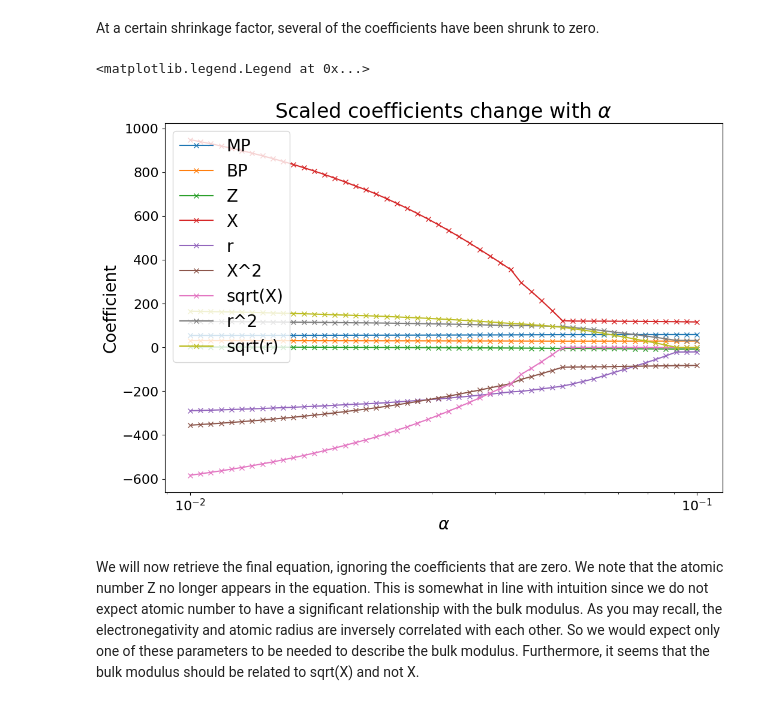
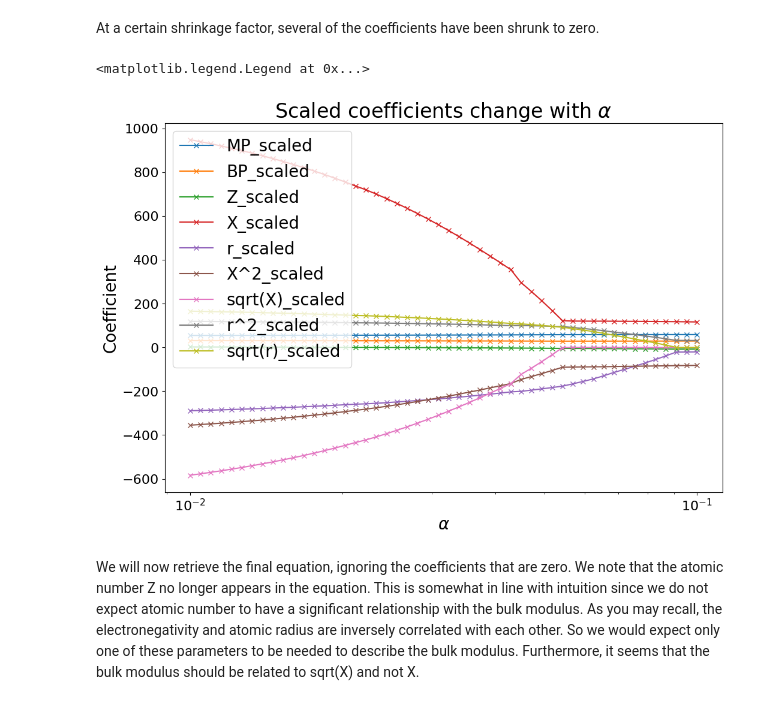
Before and after one commit to materialsvirtuallab/nano281, a Jupyter notebook: lectures/notebooks/Lecture 03 - Linear methods.ipynb, the cells around one changed output. Drawn from its saved outputs; the diff is of its cells as text; code cells hidden in the pictures.

```diff
--- a/lectures/notebooks/Lecture 03 - Linear methods.ipynb
+++ b/lectures/notebooks/Lecture 03 - Linear methods.ipynb
@@ -283,11 +292,14 @@ from sklearn.preprocessing import StandardScaler
 X_train, X_test, y_train, y_test = train_test_split(x, y, test_size=0.10, random_state=42)
 
 scaler = StandardScaler()
+# Scalers should be fitted to the training data only.
 scaler.fit(X_train)
 means_ = scaler.mean_
 stds_ = scaler.scale_
-z_train = scaler.transform(X_train)
-z_test = scaler.transform(X_test)
-print(X_train)
-print(z_train)
+
+
+z = scaler.transform(x)
+print(x.head())
+z = pd.DataFrame(z, columns=[f"{c}_scaled" for c in x.columns])
+print(z.head())
 # %% [output]
@@ -314,6 +329,8 @@ Cl        171.60   239.11  17  3.16  1.00  9.9856  1.777639  1.0000  1.000000
 Unlike the simple MLR example, we will do our ridge regression properly using k-fold cross-validation to identify the best shrinkage factor (denoted as the argument alpha in scikit-learn's implementation). We will use the MSE as the criterion in which to determine the best alpha.
 # %%
 from sklearn.model_selection import KFold, cross_validate
+
+z_train, z_test, y_train, y_test = train_test_split(z, y, test_size=0.10, random_state=42)
 
 cv_results = []
 coeffs = []
@@ -377,24 +393,3 @@ print("K = {:.1f} + {}".format(real_interp, " + ".join(equation)))
 K = -26.9 + 6.37e-02 MP + 1.93e-02 BP + -5.99e-02 Z + 7.40e+02 X + -7.21e+02 r + -8.52e+01 X^2 + -9.91e+02 sqrt(X) + 1.11e+02 r^2 + 9.02e+02 sqrt(r)
 # %% [markdown]
 Here, we will compare our optimal Ridge regression model with the original MLR.
-# %%
-
-ridge = linear_model.Ridge(alpha=best_alpha, max_iter=10000)
-ridge.fit(z_train, y_train)
-yhat_train = ridge.predict(z_train)
-yhat_test = ridge.predict(z_test)
-
-r2_train = ridge.score(z_train, y_train)
-r2_test = ridge.score(z_test, y_test)
-
-mse_train = mean_squared_error(yhat_train, y_train)
-mse_test = mean_squared_error(yhat_test, y_test)
-f, ax = plt.subplots(figsize=(8, 8))
-plt.plot(y_train, yhat_train, "o", label=f"Train: $R^2$ = {r2_train:.3f}, MSE={mse_train:.1f}")
-plt.plot(y_test, yhat_test, "o", label=f"Test: $R^2$ = {r2_test:.3f}, MSE={mse_test:.1f}")
-plt.ylabel(r"$K_{predicted}$ (GPa)")
-plt.xlabel(r"$K$ (GPa)")
-plt.legend()
-plt.xlim([0, 410])
-plt.ylim([0, 410])
-plt.plot([0, 410], [0, 410], "k--");
@@ -414,7 +412,7 @@ for alpha in alphas:
     scores = cross_validate(lasso, z_train, y_train, cv=kfold, scoring="neg_mean_squared_error")
     cv_results.append([alpha, -np.mean(scores["test_score"]), *list(lasso.coef_)])
 
-cv_results = pd.DataFrame(cv_results, columns=["alpha", "score", *features])
+cv_results = pd.DataFrame(cv_results, columns=["alpha", "score", *z_train.columns])
 f, ax = plt.subplots(figsize=(12, 8))
 plt.plot(cv_results["alpha"], cv_results["score"], "-x")
 plt.xscale("log")
@@ -433,16 +431,16 @@ plt.annotate(
 At a certain shrinkage factor, several of the coefficients have been shrunk to zero.
 # %%
 f, ax = plt.subplots(figsize=(12, 8))
-for f in features:
+for f in z_train.columns:
     plt.plot(cv_results["alpha"], cv_results[f], "-x", label=f)
     plt.xscale("log")
     plt.xlabel(r"$\alpha$")
     plt.ylabel("Coefficient")
     plt.title(r"Scaled coefficients change with $\alpha$")
 plt.legend()
 # %% [output]
 <matplotlib.legend.Legend at 0x...>
-[figure, old version]
+[figure, new version]
 # %% [markdown]
 We will now retrieve the final equation, ignoring the coefficients that are zero. We note that the atomic number Z no longer appears in the equation. This is somewhat in line with intuition since we do not expect atomic number to have a significant relationship with the bulk modulus. As you may recall, the electronegativity and atomic radius are inversely correlated with each other. So we would expect only one of these parameters to be needed to describe the bulk modulus. Furthermore, it seems that the bulk modulus should be related to sqrt(X) and not X.
 # %%
```
Also changed, not shown: parts of 14 cells of this notebook.
